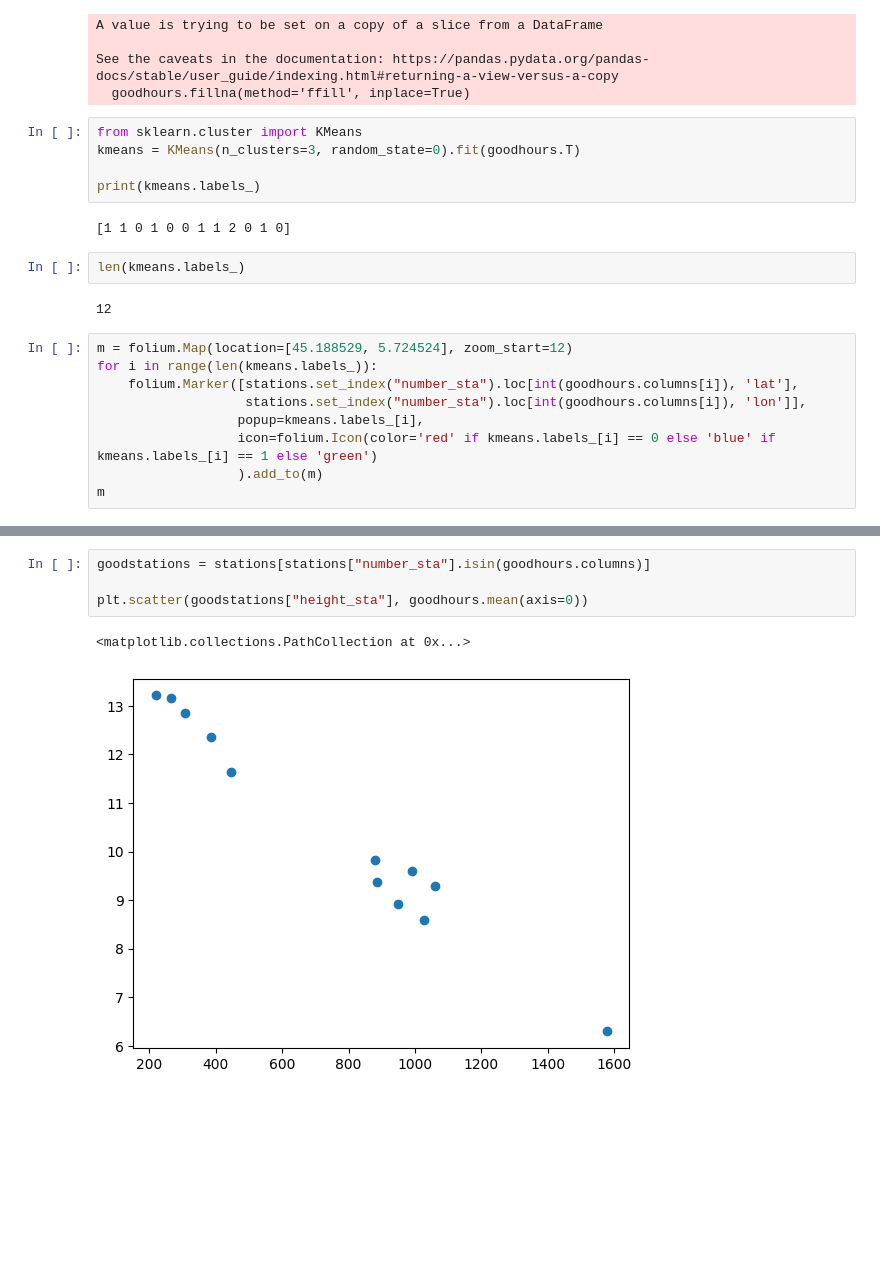
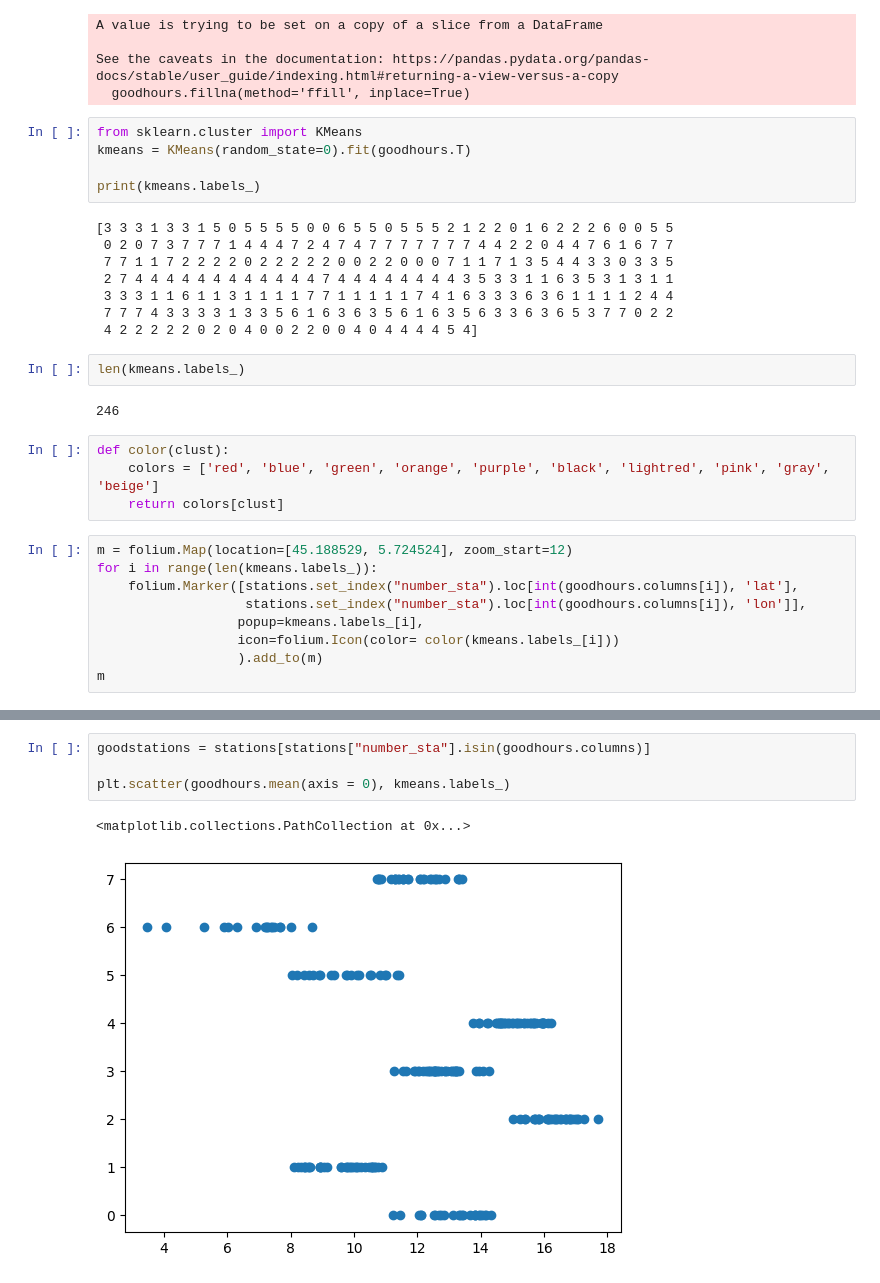
Before and after one commit to quentinferon/statbay, a Jupyter notebook: meteo_bayes.ipynb, the cells around one changed output, grey strips where cells are left out. Saved outputs shown, nothing was run; the diff lists cells and outputs as text; blank space fills up the shorter version.

```diff
--- a/meteo_bayes.ipynb
+++ b/meteo_bayes.ipynb
@@ -49,22 +50,32 @@ See the caveats in the documentation: https://pandas.pydata.org/pandas-docs/stab
   goodhours.fillna(method='ffill', inplace=True)
 # %%
 from sklearn.cluster import KMeans
-kmeans = KMeans(n_clusters=3, random_state=0).fit(goodhours.T)
+kmeans = KMeans(random_state=0).fit(goodhours.T)
 
 print(kmeans.labels_)
 # %% [output]
-[1 1 0 1 0 0 1 1 2 0 1 0]
+[3 3 3 1 3 3 1 5 0 5 5 5 5 0 0 6 5 5 0 5 5 5 2 1 2 2 0 1 6 2 2 2 6 0 0 5 5
+ 0 2 0 7 3 7 7 7 1 4 4 4 7 2 4 7 4 7 7 7 7 7 7 7 4 4 2 2 0 4 4 7 6 1 6 7 7
+ 7 7 1 1 7 2 2 2 2 0 2 2 2 2 2 0 0 2 2 0 0 0 7 1 1 7 1 3 5 4 4 3 3 0 3 3 5
+ 2 7 4 4 4 4 4 4 4 4 4 4 4 4 7 4 4 4 4 4 4 4 4 3 5 3 3 1 1 6 3 5 3 1 3 1 1
+ 3 3 3 1 1 6 1 1 3 1 1 1 1 7 7 1 1 1 1 1 7 4 1 6 3 3 3 6 3 6 1 1 1 1 2 4 4
+ 7 7 7 4 3 3 3 3 1 3 3 5 6 1 6 3 6 3 5 6 1 6 3 5 6 3 3 6 3 6 5 3 7 7 0 2 2
+ 4 2 2 2 2 2 0 2 0 4 0 0 2 2 0 0 4 0 4 4 4 4 5 4]
 # %%
 len(kmeans.labels_)
 # %% [output]
-12
+246
+# %%
+def color(clust):
+    colors = ['red', 'blue', 'green', 'orange', 'purple', 'black', 'lightred', 'pink', 'gray', 'beige']
+    return colors[clust]
 # %%
 m = folium.Map(location=[45.188529, 5.724524], zoom_start=12)
 for i in range(len(kmeans.labels_)):
     folium.Marker([stations.set_index("number_sta").loc[int(goodhours.columns[i]), 'lat'],
                    stations.set_index("number_sta").loc[int(goodhours.columns[i]), 'lon']],
                   popup=kmeans.labels_[i],
-                  icon=folium.Icon(color='red' if kmeans.labels_[i] == 0 else 'blue' if kmeans.labels_[i] == 1 else 'green')
+                  icon=folium.Icon(color= color(kmeans.labels_[i]))
                   ).add_to(m)
 m
 # %% [output]
@@ -72,7 +83,7 @@ m
 # %%
 goodstations = stations[stations["number_sta"].isin(goodhours.columns)]
 
-plt.scatter(goodstations["height_sta"], goodhours.mean(axis=0))
+plt.scatter(goodhours.mean(axis = 0), kmeans.labels_)
 # %% [output]
 <matplotlib.collections.PathCollection at 0x...>
-[figure, old version]
+[figure, new version]
```
Also changed, not shown: parts of 19 cells of this notebook, 1 other file.
